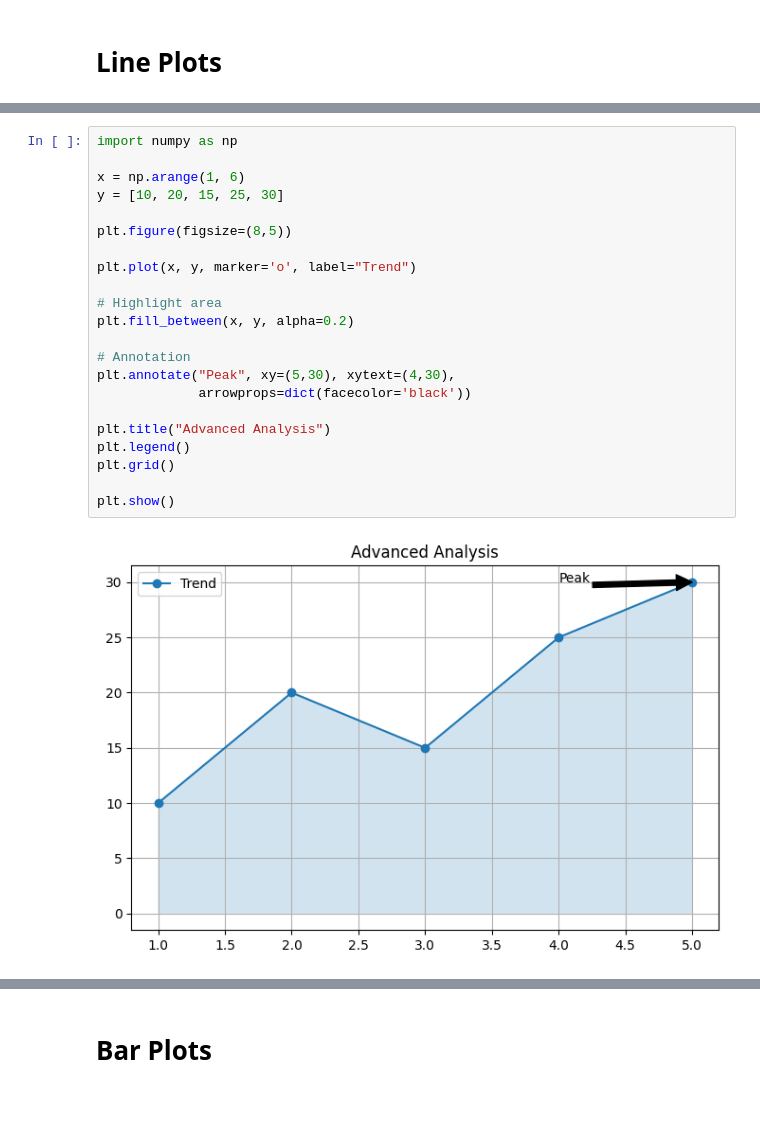
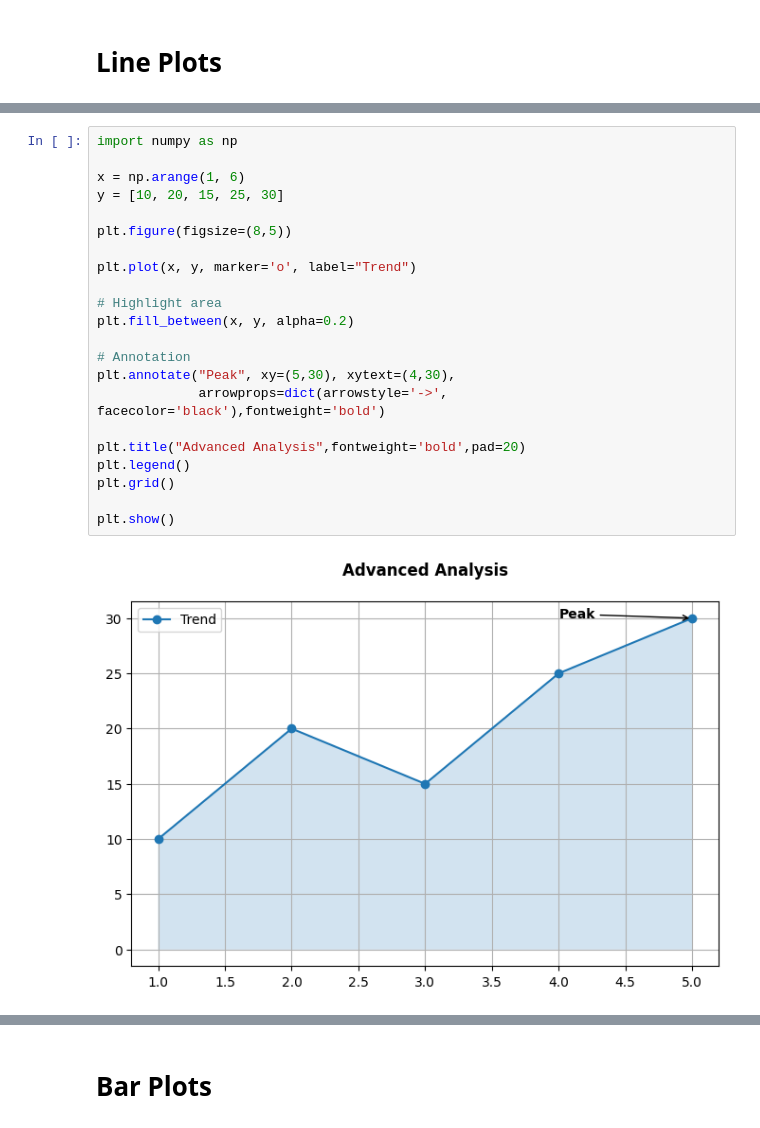
Before and after one commit to pratiksha-2410/Matplotlib-Charts, a Jupyter notebook: Line Plots.ipynb, the cells around one changed output, grey strips where cells are left out. Drawn from its saved outputs; the diff is of its cells as text.

```diff
--- a/Line Plots.ipynb
+++ b/Line Plots.ipynb
@@ -58,27 +64,27 @@ plt.show()
 # %%
 import numpy as np
 
 x = np.arange(1, 6)
 y = [10, 20, 15, 25, 30]
 
 plt.figure(figsize=(8,5))
 
 plt.plot(x, y, marker='o', label="Trend")
 
 # Highlight area
 plt.fill_between(x, y, alpha=0.2)
 
 # Annotation
 plt.annotate("Peak", xy=(5,30), xytext=(4,30),
-             arrowprops=dict(facecolor='black'))
+             arrowprops=dict(arrowstyle='->', facecolor='black'),fontweight='bold')
 
-plt.title("Advanced Analysis")
+plt.title("Advanced Analysis",fontweight='bold',pad=20)
 plt.legend()
 plt.grid()
 
 plt.show()
 # %% [output]
-[figure, old version]
+[figure, new version]
 # %%
 # Profit & Loss Analysis
 
```
Also changed, not shown: parts of 13 cells of this notebook, 12 other files.
